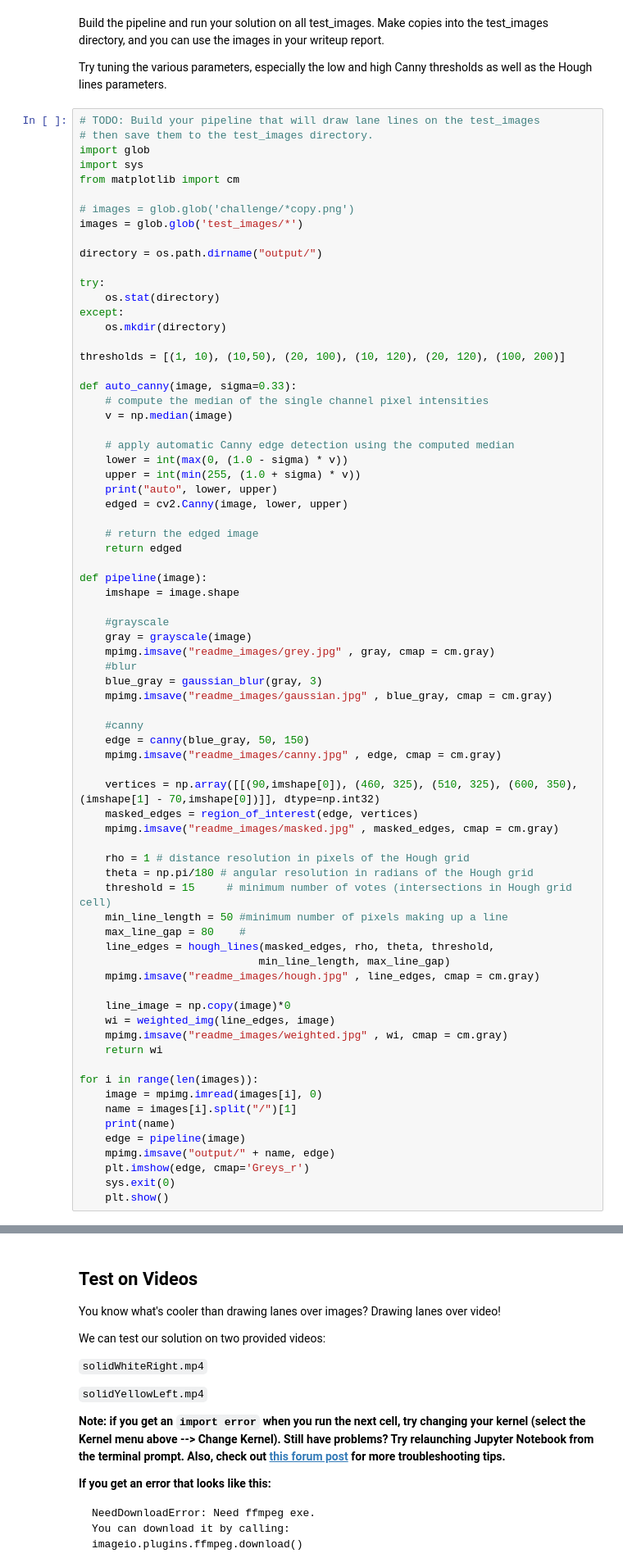
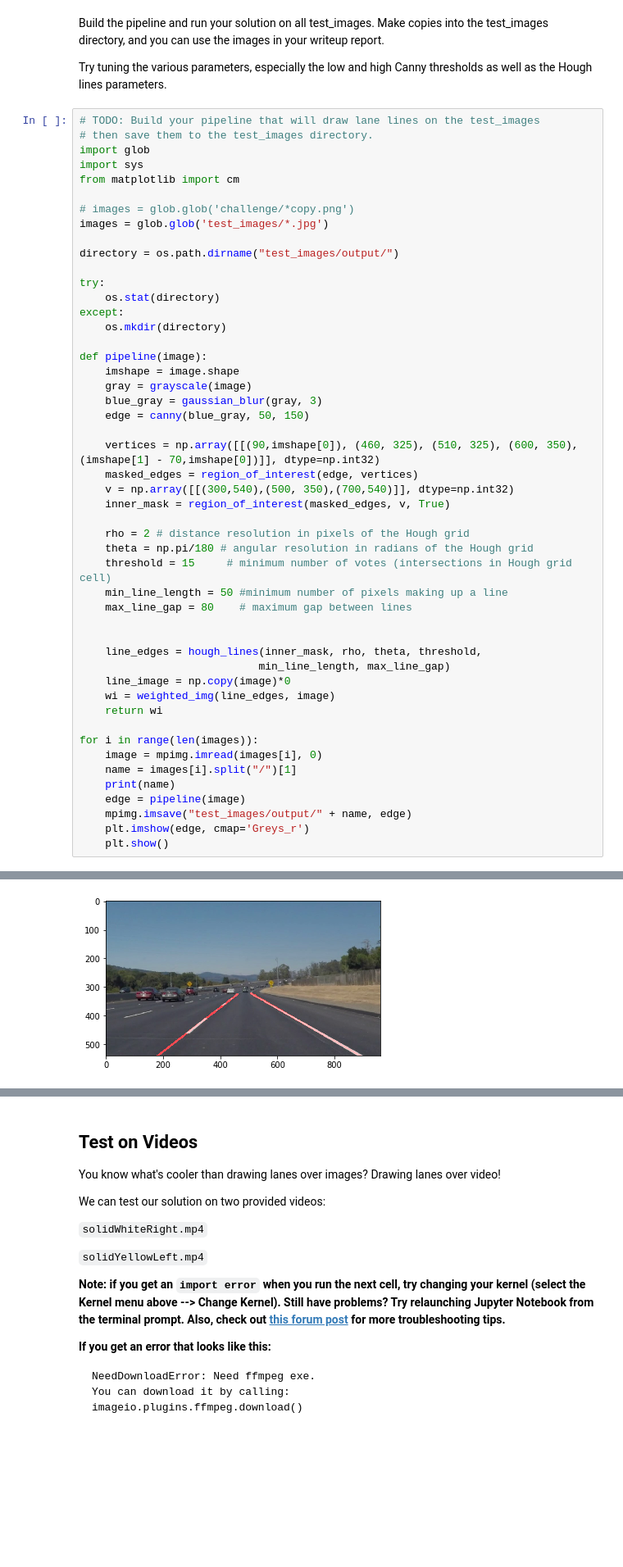
Before and after one commit to abhirk/CarND-LaneLines-P1, a Jupyter notebook: P1.ipynb, the cells around one changed output, grey strips where cells are left out. Shown: that part at 82% size. Cells and saved outputs as stored; diff of their text form; blank space fills up the shorter version.

```diff
--- a/P1.ipynb
+++ b/P1.ipynb
@@ -247,70 +269,47 @@ import sys
 from matplotlib import cm
 
 # images = glob.glob('challenge/*copy.png')
-images = glob.glob('test_images/*')
+images = glob.glob('test_images/*.jpg')
 
-directory = os.path.dirname("output/")
+directory = os.path.dirname("test_images/output/")
 
 try:
     os.stat(directory)
 except:
     os.mkdir(directory)
 
-thresholds = [(1, 10), (10,50), (20, 100), (10, 120), (20, 120), (100, 200)]
-
-def auto_canny(image, sigma=0.33):
-    # compute the median of the single channel pixel intensities
-    v = np.median(image)
-
-    # apply automatic Canny edge detection using the computed median
-    lower = int(max(0, (1.0 - sigma) * v))
-    upper = int(min(255, (1.0 + sigma) * v))
-    print("auto", lower, upper)
-    edged = cv2.Canny(image, lower, upper)
-
-    # return the edged image
-    return edged
-
 def pipeline(image):
     imshape = image.shape
-
-    #grayscale
     gray = grayscale(image)
-    mpimg.imsave("readme_images/grey.jpg" , gray, cmap = cm.gray)
-    #blur
     blue_gray = gaussian_blur(gray, 3)
-    mpimg.imsave("readme_images/gaussian.jpg" , blue_gray, cmap = cm.gray)
-
-    #canny
     edge = canny(blue_gray, 50, 150)
-    mpimg.imsave("readme_images/canny.jpg" , edge, cmap = cm.gray)
 
     vertices = np.array([[(90,imshape[0]), (460, 325), (510, 325), (600, 350),(imshape[1] - 70,imshape[0])]], dtype=np.int32)
     masked_edges = region_of_interest(edge, vertices)
-    mpimg.imsave("readme_images/masked.jpg" , masked_edges, cmap = cm.gray)
+    v = np.array([[(300,540),(500, 350),(700,540)]], dtype=np.int32)
+    inner_mask = region_of_interest(masked_edges, v, True)
 
-    rho = 1 # distance resolution in pixels of the Hough grid
+    rho = 2 # distance resolution in pixels of the Hough grid
     theta = np.pi/180 # angular resolution in radians of the Hough grid
     threshold = 15     # minimum number of votes (intersections in Hough grid cell)
     min_line_length = 50 #minimum number of pixels making up a line
-    max_line_gap = 80    #
-    line_edges = hough_lines(masked_edges, rho, theta, threshold,
+    max_line_gap = 80    # maximum gap between lines
+
+
+    line_edges = hough_lines(inner_mask, rho, theta, threshold,
                             min_line_length, max_line_gap)
-    mpimg.imsave("readme_images/hough.jpg" , line_edges, cmap = cm.gray)
-
     line_image = np.copy(image)*0
     wi = weighted_img(line_edges, image)
-    mpimg.imsave("readme_images/weighted.jpg" , wi, cmap = cm.gray)
     return wi
 
 for i in range(len(images)):
     image = mpimg.imread(images[i], 0)
     name = images[i].split("/")[1]
     print(name)
     edge = pipeline(image)
-    mpimg.imsave("output/" + name, edge)
+    mpimg.imsave("test_images/output/" + name, edge)
     plt.imshow(edge, cmap='Greys_r')
-    sys.exit(0)
     plt.show()
 # %% [output]
 solidWhiteCurve.jpg
+[figure]
```
Also changed, not shown: parts of 11 cells of this notebook, 28 other files.
